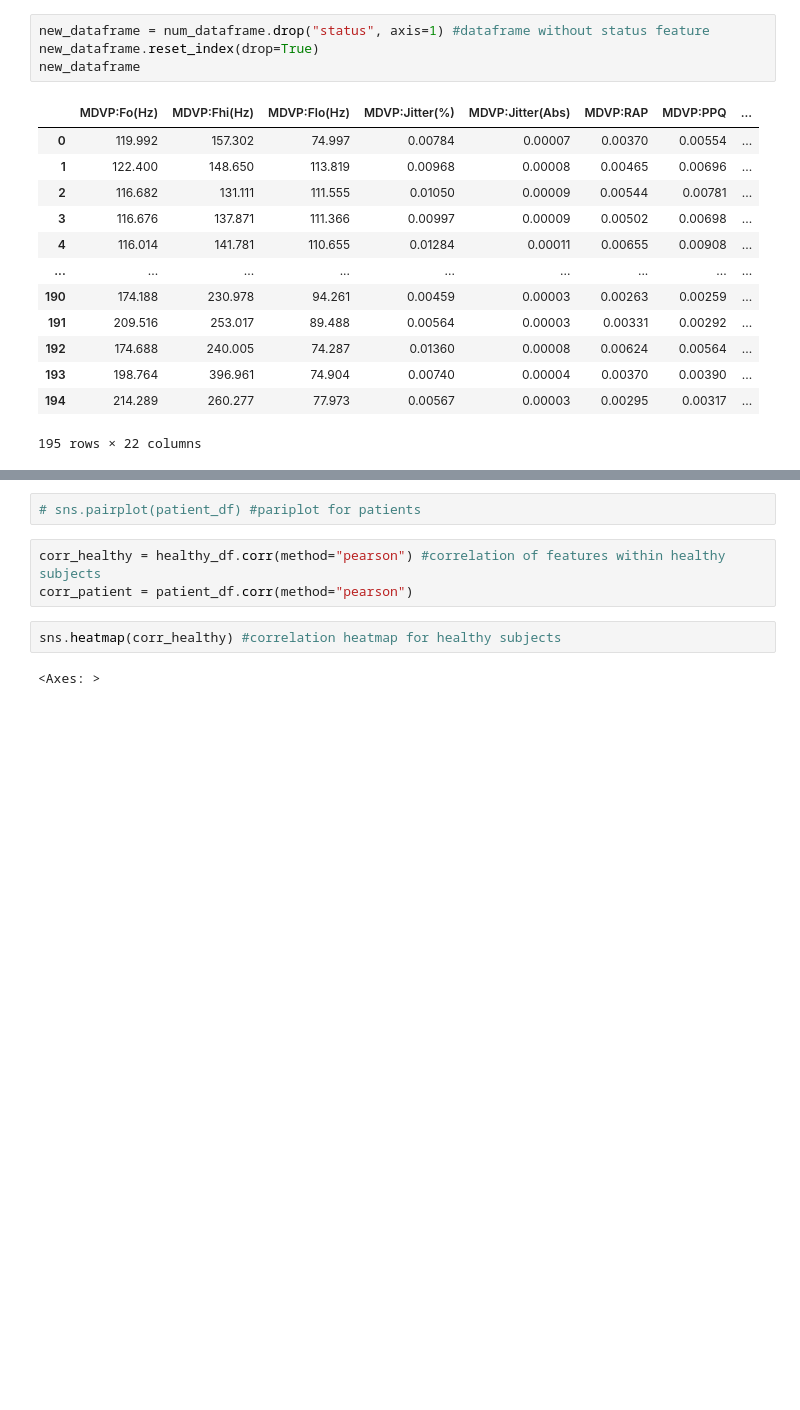
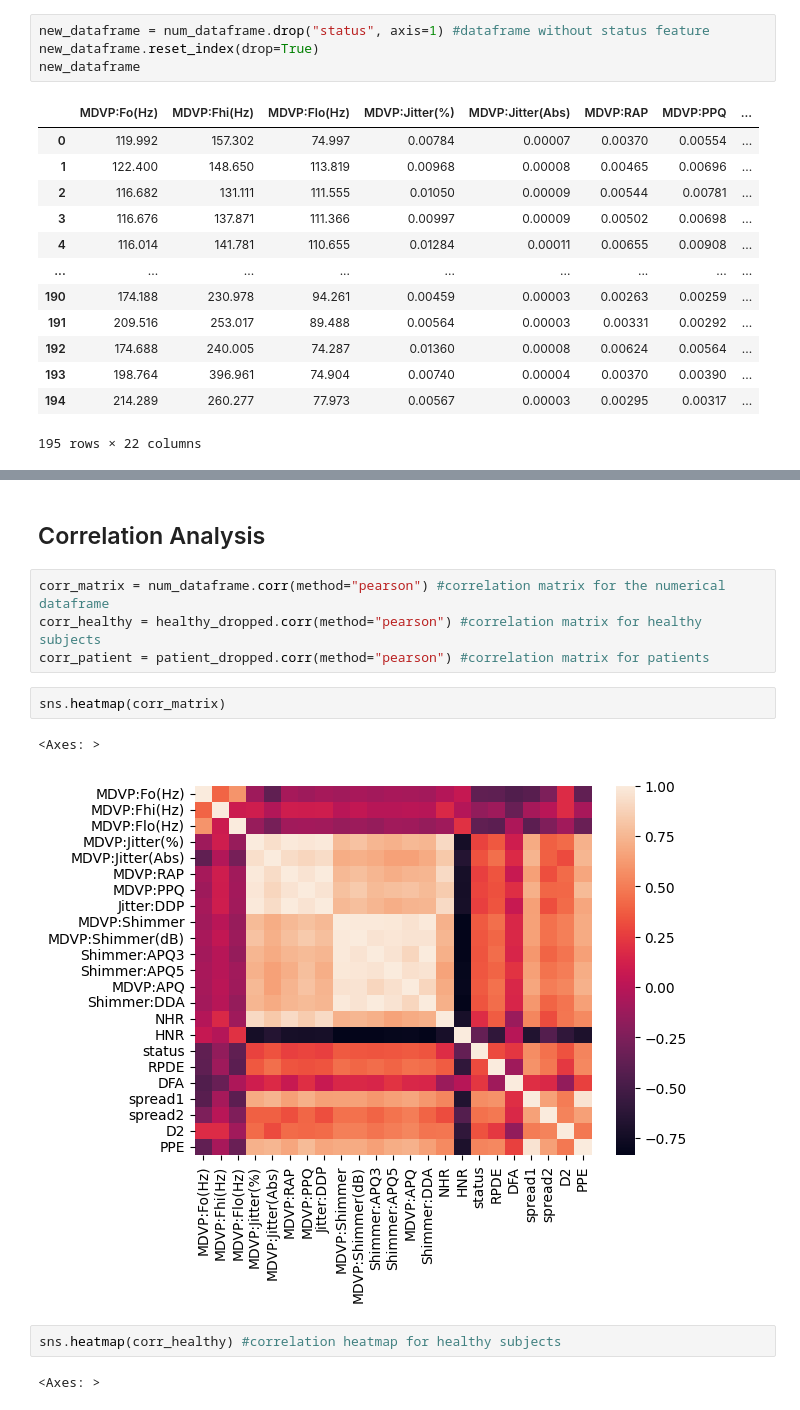
Before and after one commit to theNovahkiin/Parkinsons-EDA-Python, a Jupyter notebook: eda.ipynb, the cells around one changed output, grey strips where cells are left out. Cells and saved outputs as stored; diff of their text form; blank space fills up the shorter version.

```diff
--- a/eda.ipynb
+++ b/eda.ipynb
@@ -260,11 +357,17 @@ for columns in patient_features:
 [figure]
 [figure]
 ... (10 outputs left out)
-# %%
-# sns.pairplot(patient_df) #pariplot for patients
+# %% [markdown]
+<h2>Correlation Analysis</h2>
 # %%
-corr_healthy = healthy_df.corr(method="pearson") #correlation of features within healthy subjects
-corr_patient = patient_df.corr(method="pearson")
+corr_matrix = num_dataframe.corr(method="pearson") #correlation matrix for the numerical dataframe
+corr_healthy = healthy_dropped.corr(method="pearson") #correlation matrix for healthy subjects
+corr_patient = patient_dropped.corr(method="pearson") #correlation matrix for patients
+# %%
+sns.heatmap(corr_matrix)
+# %% [output]
+<Axes: >
+[figure, added]
 # %%
 sns.heatmap(corr_healthy) #correlation heatmap for healthy subjects
 # %% [output]
```
Also changed, not shown: parts of 37 cells of this notebook.
